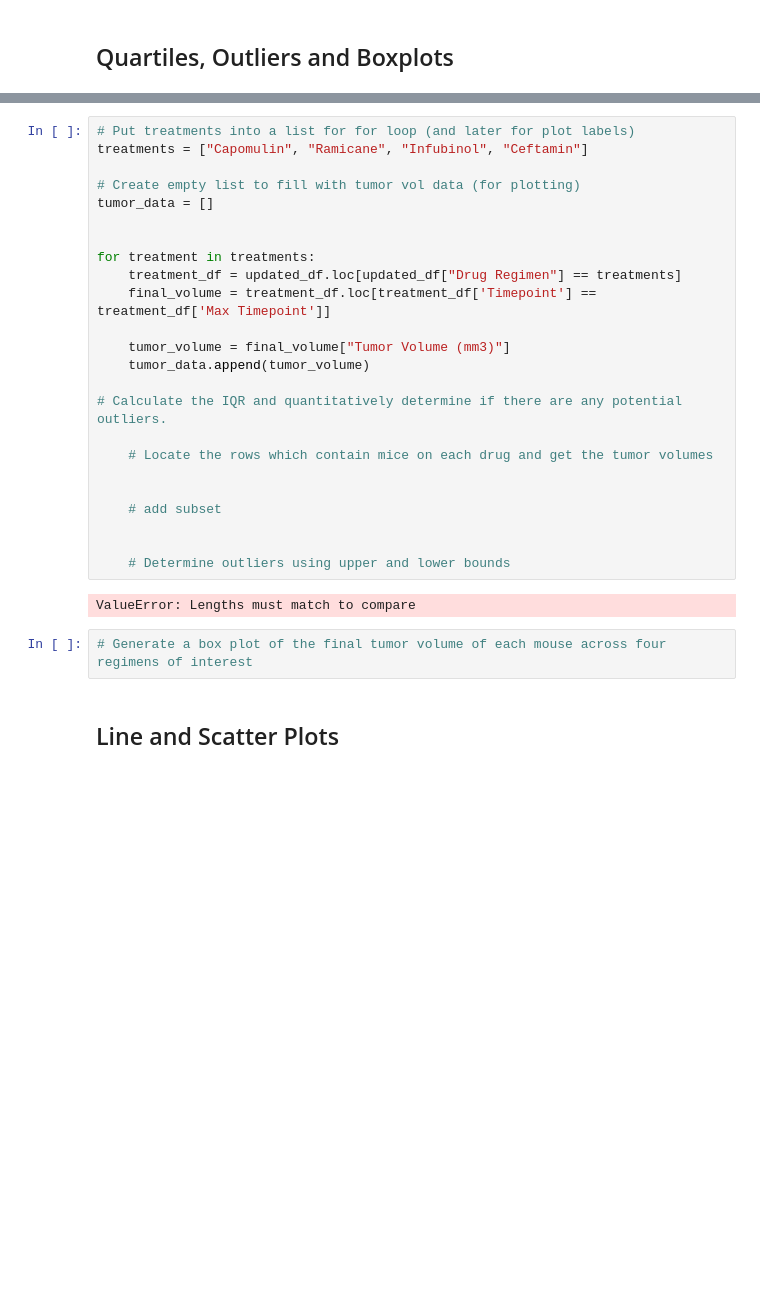
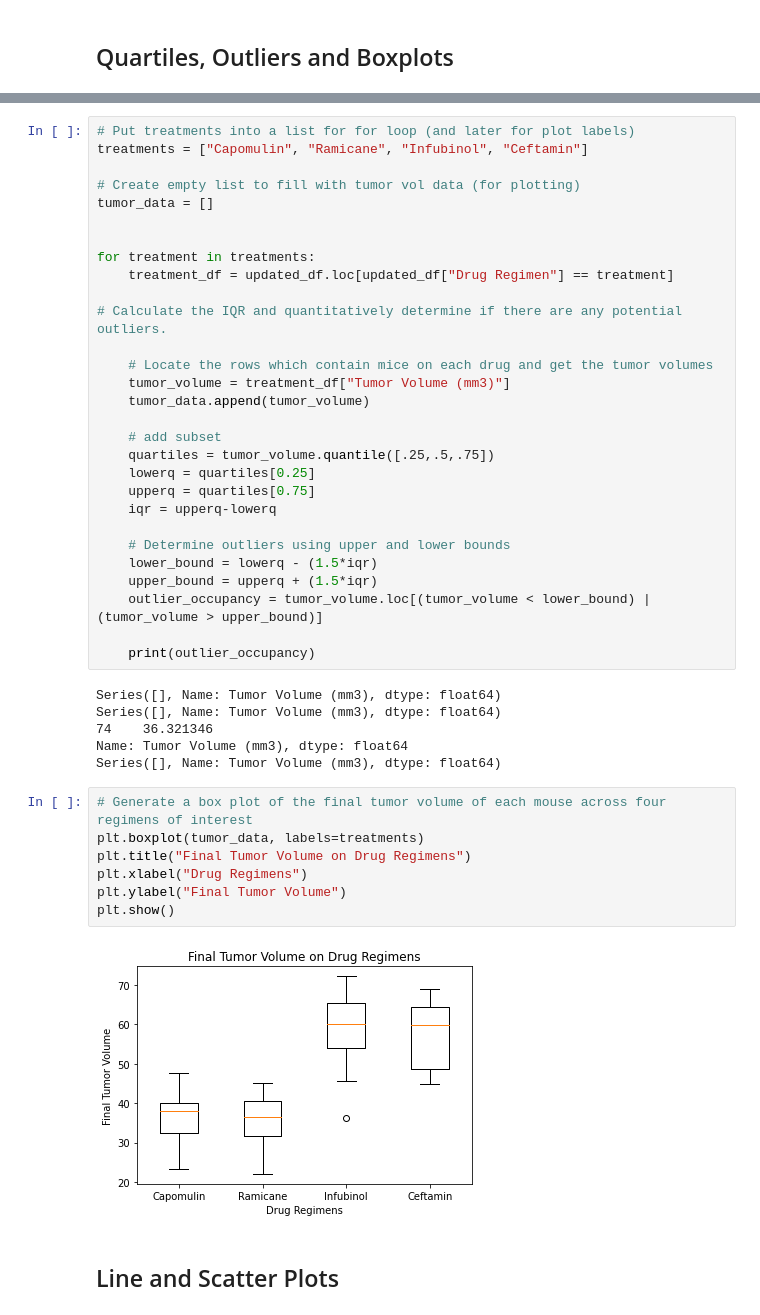
Before and after one commit to syd-cavs/matplotlib-challenge, a Jupyter notebook: Instructions/Pymaceuticals/pymaceuticals_starter.ipynb, the cells around one changed output, grey strips where cells are left out. Drawn from its saved outputs; the diff is of its cells as text; blank space fills up the shorter version.

```diff
--- a/Instructions/Pymaceuticals/pymaceuticals_starter.ipynb
+++ b/Instructions/Pymaceuticals/pymaceuticals_starter.ipynb
@@ -188,24 +209,40 @@ tumor_data = []
 
 
 for treatment in treatments:
-    treatment_df = updated_df.loc[updated_df["Drug Regimen"] == treatments]
-    final_volume = treatment_df.loc[treatment_df['Timepoint'] == treatment_df['Max Timepoint']]
-
-    tumor_volume = final_volume["Tumor Volume (mm3)"]
-    tumor_data.append(tumor_volume)
+    treatment_df = updated_df.loc[updated_df["Drug Regimen"] == treatment]
 
 # Calculate the IQR and quantitatively determine if there are any potential outliers.
 
     # Locate the rows which contain mice on each drug and get the tumor volumes
-
+    tumor_volume = treatment_df["Tumor Volume (mm3)"]
+    tumor_data.append(tumor_volume)
 
     # add subset
-
+    quartiles = tumor_volume.quantile([.25,.5,.75])
+    lowerq = quartiles[0.25]
+    upperq = quartiles[0.75]
+    iqr = upperq-lowerq
 
     # Determine outliers using upper and lower bounds
+    lower_bound = lowerq - (1.5*iqr)
+    upper_bound = upperq + (1.5*iqr)
+    outlier_occupancy = tumor_volume.loc[(tumor_volume < lower_bound) | (tumor_volume > upper_bound)]
+
+    print(outlier_occupancy)
 # %% [output]
-ValueError: Lengths must match to compare
+Series([], Name: Tumor Volume (mm3), dtype: float64)
+Series([], Name: Tumor Volume (mm3), dtype: float64)
+74    36.321346
+Name: Tumor Volume (mm3), dtype: float64
+Series([], Name: Tumor Volume (mm3), dtype: float64)
 # %%
 # Generate a box plot of the final tumor volume of each mouse across four regimens of interest
+plt.boxplot(tumor_data, labels=treatments)
+plt.title("Final Tumor Volume on Drug Regimens")
+plt.xlabel("Drug Regimens")
+plt.ylabel("Final Tumor Volume")
+plt.show()
+# %% [output]
+[figure, added]
 # %% [markdown]
 ## Line and Scatter Plots
```
Also changed, not shown: parts of 15 cells of this notebook.
